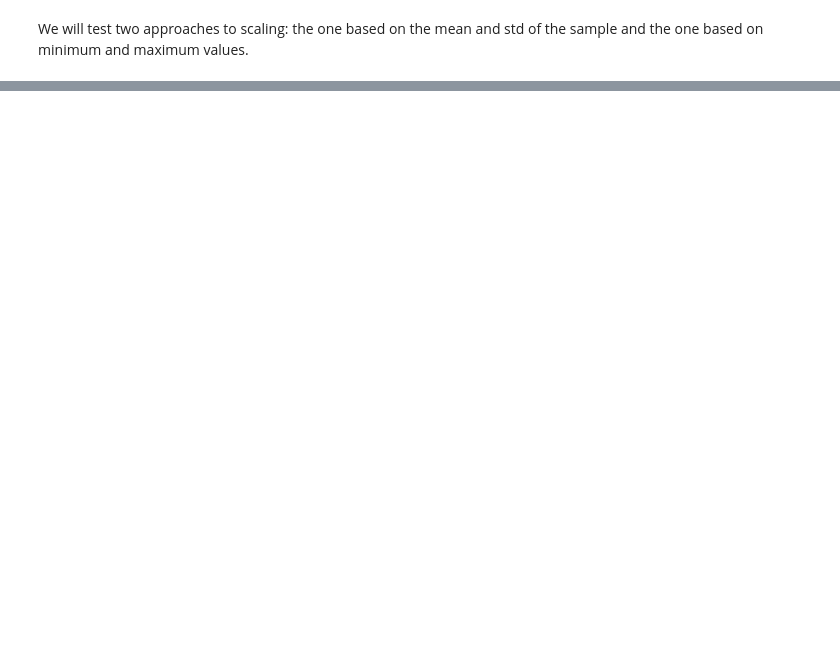
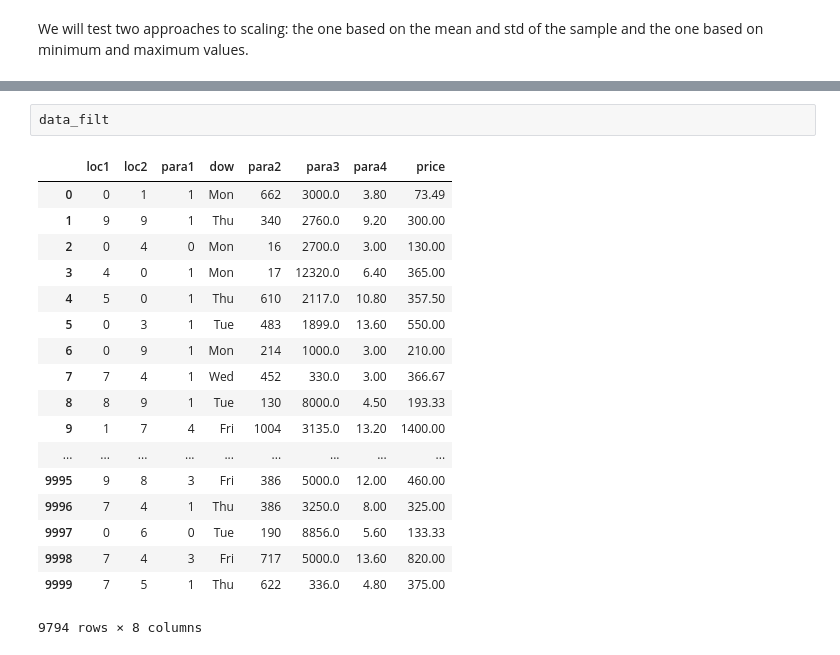
Before and after one commit to artemkondyukov/hams_testtask, a Jupyter notebook: price_regression.ipynb, the cells around one changed output, grey strips where cells are left out. Cells and saved outputs as stored; diff of their text form; blank space fills up the shorter version.

```diff
--- a/price_regression.ipynb
+++ b/price_regression.ipynb
@@ -324,0 +436,21 @@ print(lin.score(X_validate, Y_validate))
+# %%
+data_filt
+# %% [output]
+|  | loc1 | loc2 | para1 | dow | para2 | para3 | para4 | price |
+| 0 | 0 | 1 | 1 | Mon | 662 | 3000.0 | 3.80 | 73.49 |
+| 1 | 9 | 9 | 1 | Thu | 340 | 2760.0 | 9.20 | 300.00 |
+| 2 | 0 | 4 | 0 | Mon | 16 | 2700.0 | 3.00 | 130.00 |
+| 3 | 4 | 0 | 1 | Mon | 17 | 12320.0 | 6.40 | 365.00 |
+| 4 | 5 | 0 | 1 | Thu | 610 | 2117.0 | 10.80 | 357.50 |
+| 5 | 0 | 3 | 1 | Tue | 483 | 1899.0 | 13.60 | 550.00 |
+| 6 | 0 | 9 | 1 | Mon | 214 | 1000.0 | 3.00 | 210.00 |
+| 7 | 7 | 4 | 1 | Wed | 452 | 330.0 | 3.00 | 366.67 |
+| 8 | 8 | 9 | 1 | Tue | 130 | 8000.0 | 4.50 | 193.33 |
+| 9 | 1 | 7 | 4 | Fri | 1004 | 3135.0 | 13.20 | 1400.00 |
+| ... | ... | ... | ... | ... | ... | ... | ... | ... |
+| 9995 | 9 | 8 | 3 | Fri | 386 | 5000.0 | 12.00 | 460.00 |
+| 9996 | 7 | 4 | 1 | Thu | 386 | 3250.0 | 8.00 | 325.00 |
+| 9997 | 0 | 6 | 0 | Tue | 190 | 8856.0 | 5.60 | 133.33 |
+| 9998 | 7 | 4 | 3 | Fri | 717 | 5000.0 | 13.60 | 820.00 |
+| 9999 | 7 | 5 | 1 | Thu | 622 | 336.0 | 4.80 | 375.00 |
+9794 rows × 8 columns
```
Also changed, not shown: parts of 42 cells of this notebook.
